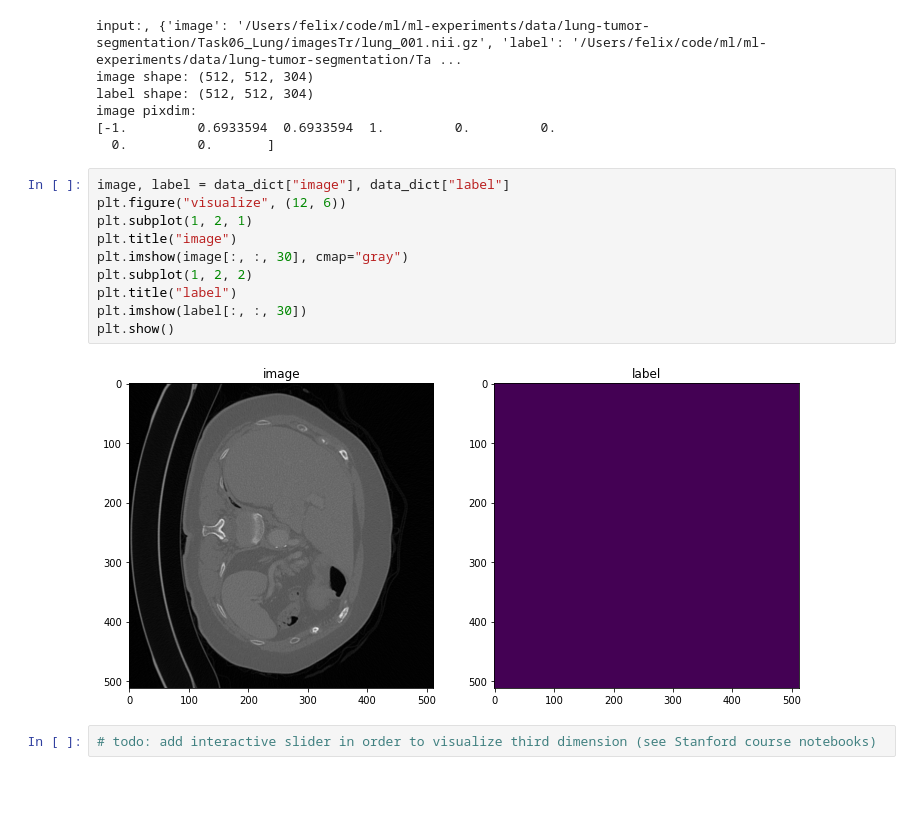
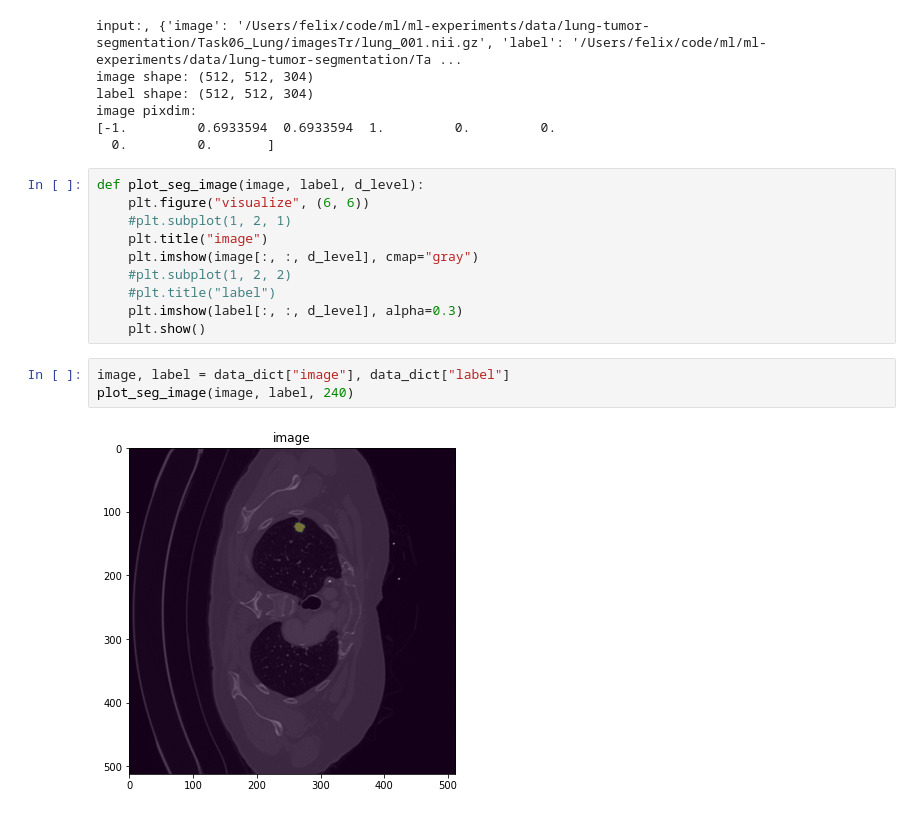
Before and after one commit to felixpeters/ml-experiments, a Jupyter notebook: medicine/lung-tumor-segmentation/01_Data_Exploration.ipynb, the cells around one changed output. Saved outputs shown, nothing was run; the diff lists cells and outputs as text; blank space fills up the shorter version.

```diff
--- a/medicine/lung-tumor-segmentation/01_Data_Exploration.ipynb
+++ b/medicine/lung-tumor-segmentation/01_Data_Exploration.ipynb
@@ -83,16 +87,17 @@ image pixdim:
 [-1.         0.6933594  0.6933594  1.         0.         0.
   0.         0.       ]
 # %%
-image, label = data_dict["image"], data_dict["label"]
-plt.figure("visualize", (12, 6))
-plt.subplot(1, 2, 1)
-plt.title("image")
-plt.imshow(image[:, :, 30], cmap="gray")
-plt.subplot(1, 2, 2)
-plt.title("label")
-plt.imshow(label[:, :, 30])
-plt.show()
+def plot_seg_image(image, label, d_level):
+    plt.figure("visualize", (6, 6))
+    #plt.subplot(1, 2, 1)
+    plt.title("image")
+    plt.imshow(image[:, :, d_level], cmap="gray")
+    #plt.subplot(1, 2, 2)
+    #plt.title("label")
+    plt.imshow(label[:, :, d_level], alpha=0.3)
+    plt.show()
-# %% [output]
-[figure, removed]
-# %%
-# todo: add interactive slider in order to visualize third dimension (see Stanford course notebooks)
+# %%
+image, label = data_dict["image"], data_dict["label"]
+plot_seg_image(image, label, 240)
+# %% [output]
+[figure, added]
```
Also changed, not shown: parts of 2 cells of this notebook, 1 other file.
